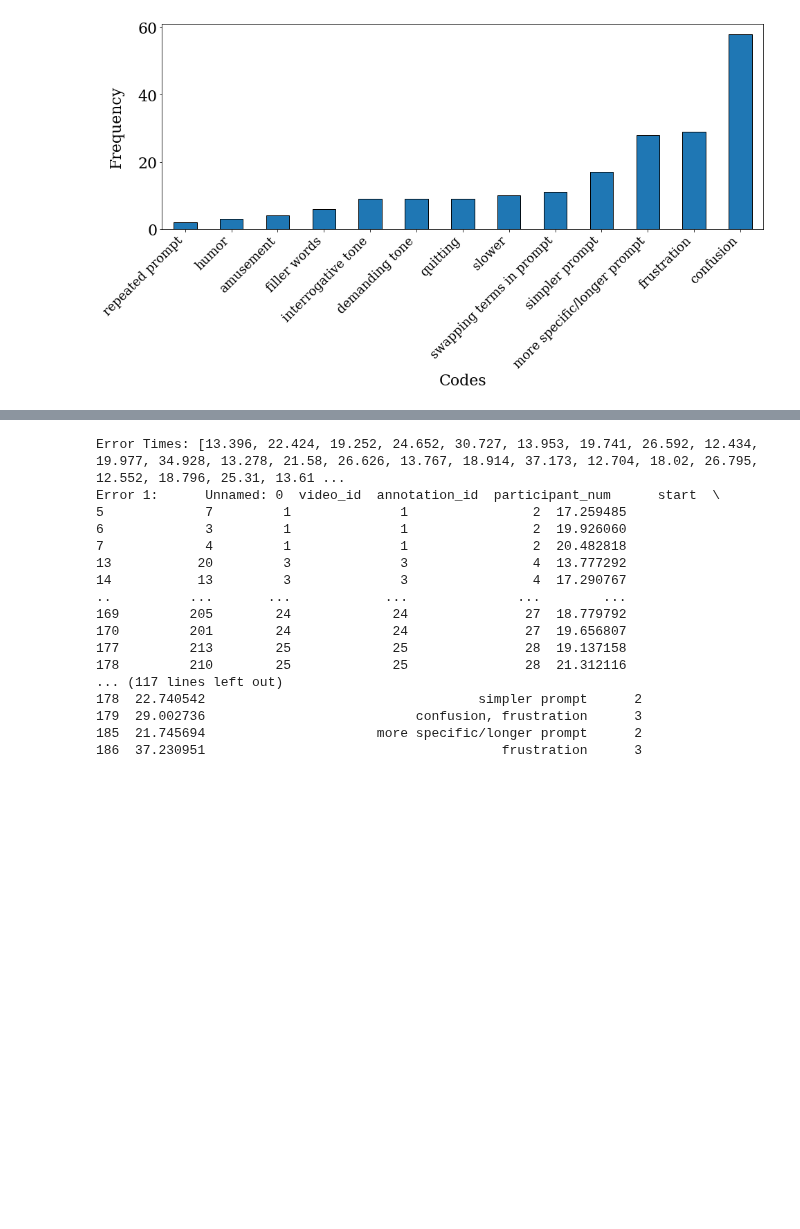
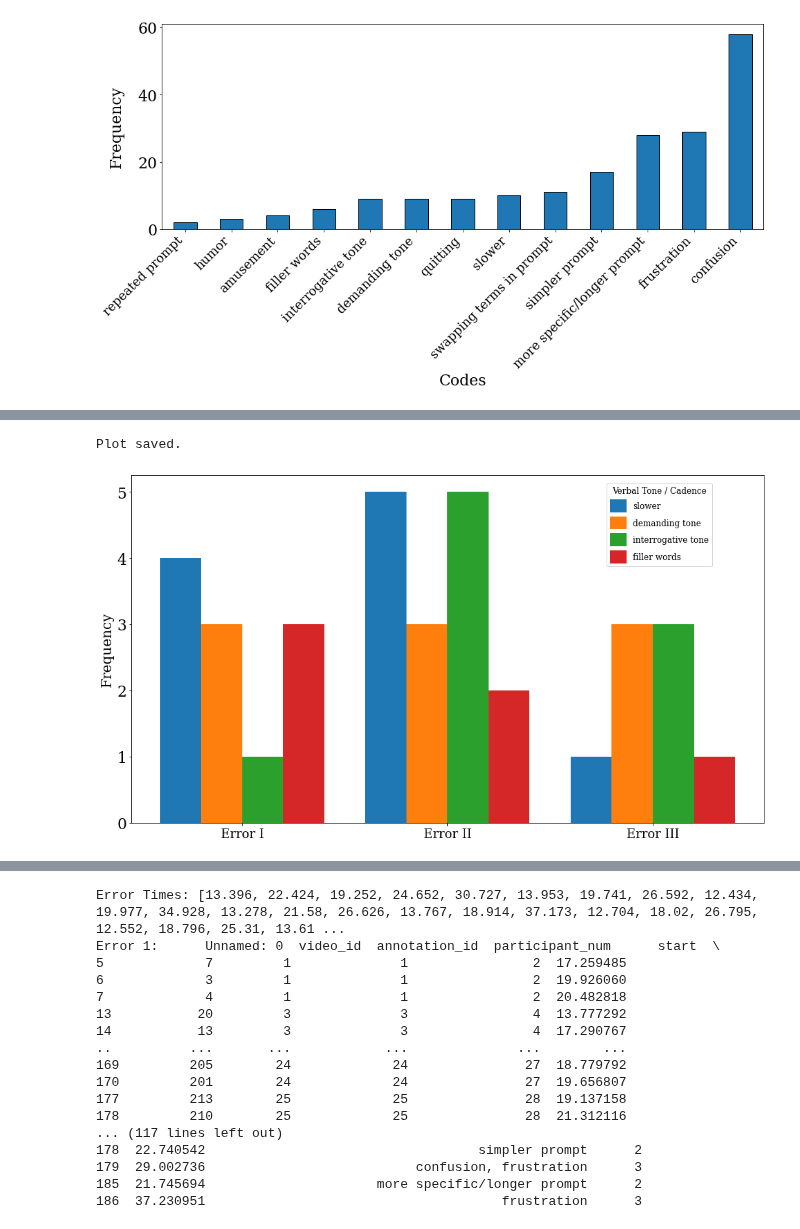
Before and after one commit to IRL-CT/badrobotsIRL, a Jupyter notebook: preprocessing/annotations/plot.ipynb, the cells around one changed output, grey strips where cells are left out. Drawn from its saved outputs; the diff is of its cells as text; code cells hidden in the pictures; blank space fills up the shorter version.

```diff
--- a/preprocessing/annotations/plot.ipynb
+++ b/preprocessing/annotations/plot.ipynb
@@ -159,55 +169,61 @@ import numpy as np
 import matplotlib.cm as cm
 
 annotation_list = [
-    "repeated prompt", "more specific/longer prompt", "swapping terms in prompt", "simpler prompt",
-     #"slower", "demanding tone", "interrogative tone", "filler words",
-     #"amusement", "confusion", "frustration", "humor"
+    #"repeated prompt", "more specific/longer prompt", "swapping terms in prompt", "simpler prompt",
+    "slower", "demanding tone", "interrogative tone", "filler words",
+    # "amusement", "confusion", "frustration", "humor"
     #  "quitting",
 ]
 
-annotation_name = "Verbal Response Changes"
+annotation_name = "Verbal Tone / Cadence"
 
 data = pd.read_csv('sorted_nodbot_annotations_revised.csv')
 
 data['labels'] = data['labels'].fillna("").astype(str)
 
 data['labels'] = data['labels'].str.split(", ").apply(lambda x: [label for label in x if label in annotation_list])
+# data['labels'] = data['labels'].str.split(", ").apply(
+#     lambda x: ["amusement / humor" if label in ["amusement", "humor"] else label for label in x if label in annotation_list]
+# )
 
 data = data.explode('labels')
 
 grouped_data = data.groupby(['error', 'labels']).size().unstack(fill_value=0)
+#annotation_list_combined = ["amusement / humor", "confusion", "frustration"]
 
 grouped_data = grouped_data.reindex(columns=annotation_list, fill_value=0)
 
 errors = grouped_data.index
 annotations = grouped_data.columns
 num_annotations = len(annotations)
 bar_width = 0.8 / num_annotations
 x_positions = np.arange(len(errors))
 
 plt.figure(figsize=(14, 8), facecolor='white')
 
 for i, annotation in enumerate(annotations):
     plt.bar(
-        x_positions + i * bar_width,
+        x_positions + i * bar_width - bar_width * (num_annotations - 1) / 2,
         grouped_data[annotation],
         width=bar_width,
         label=annotation,
     )
 
 
-x_labels = ['Error 1', 'Error 2', 'Error 3']
-plt.xticks(x_positions, x_labels, fontsize=14)
+x_labels = ['Error I', 'Error II', 'Error III']
+plt.xticks(x_positions, x_labels, fontsize=18)
 
-plt.ylabel(f"Frequency", fontsize=18)
-plt.legend(title=annotation_name, title_fontsize=12, bbox_to_anchor=(0.65, 0.98), loc='upper left', fontsize=12, handleheight=2, handlelength=2, borderaxespad=0.1)
+plt.ylabel(f"Frequency", fontsize=20)
+plt.legend(title=annotation_name, title_fontsize=12, bbox_to_anchor=(0.75, 0.98), loc='upper left', fontsize=12, handleheight=2, handlelength=2, borderaxespad=0.1)
 
 plt.tight_layout()
 plt.rcParams.update({'font.size': 22})
 plt.rcParams.update({'font.family': 'serif'})
 
-# plt.savefig(f'{annotation_name.lower()}_annotations_histogram.png', format='png', dpi=500)
-plt.savefig(f'verbal_annotations_histogram.png', format='png', dpi=500)
+#plt.savefig(f'plots/tone_cadence_annotations_histogram.png', format='png', dpi=500)
 
 print("Plot saved.")
+# %% [output]
+Plot saved.
+[figure, added]
 # %%
```
Also changed, not shown: parts of 5 cells of this notebook, 8 other files.
